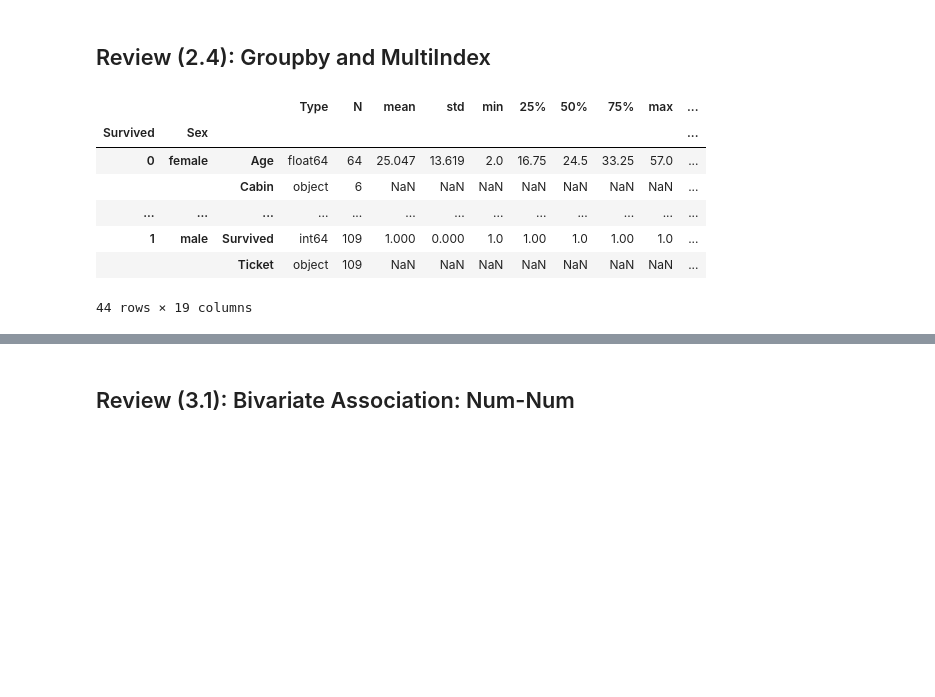
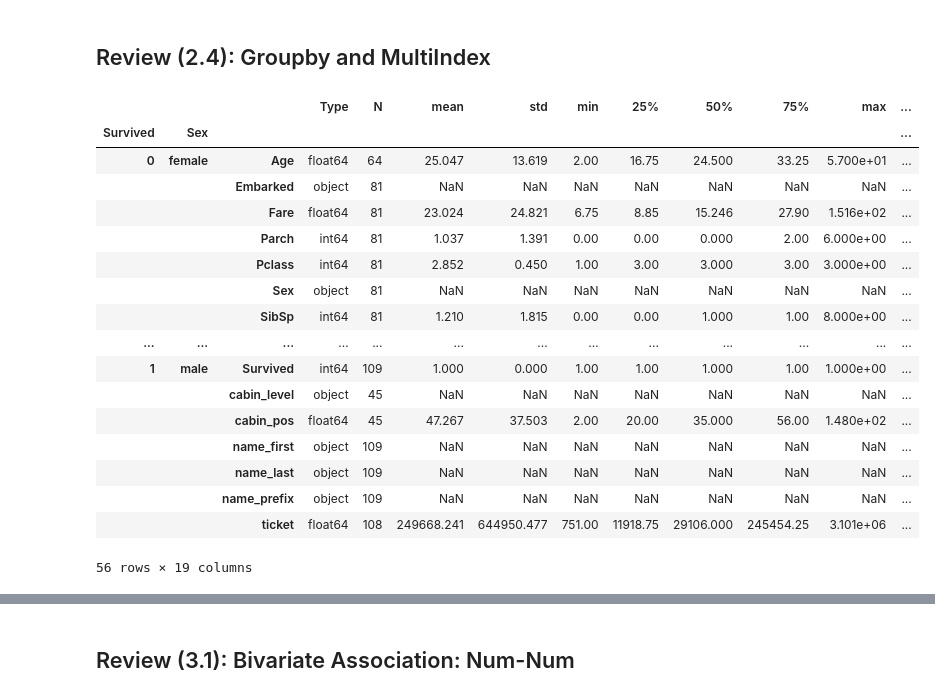
Before and after one commit to founderfan/Data-Open-Lecture, a Jupyter notebook: PyDataLecture6_Review.ipynb, the cells around one changed output, grey strips where cells are left out. Saved outputs shown, nothing was run; the diff lists cells and outputs as text; code cells hidden in the pictures; blank space fills up the shorter version.

```diff
--- a/PyDataLecture6_Review.ipynb
+++ b/PyDataLecture6_Review.ipynb
@@ -160,0 +225,4 @@ s_split[0].str.extract('([a-zA-Z]+)(\d+)', expand=True)
+# %%
+# When fill NA values, DF.fillna also support forward/backward fill along axis
+ticket_fill_df = ticket_df.fillna(method="ffill", axis=1)
+ticket_fill_df.head()
@@ -160,0 +237,4 @@ s_split[0].str.extract('([a-zA-Z]+)(\d+)', expand=True)
+# %%
+# Convert string to numeric coercely with NA
+ticket_S = pd.to_numeric(ticket_fill_df[2], errors="coerce").rename("ticket")
+ticket_S
@@ -161,2 +259,6 @@ s_split[0].str.extract('([a-zA-Z]+)(\d+)', expand=True)
 # %% [markdown]
 ## Review (2.1): Summary Tables
+# %%
+# Create new data frame after string operations
+da_c = da.drop(["Cabin", "Name", "Ticket"], axis=1).join([cabin_df, name_df, ticket_S])
+da_c.head()
@@ -206,12 +330,12 @@ da.apply(lambda x: pd.Series(pd.value_counts(x).values[:3]))
 # DT.rename(index, column): rename the index and column
 def summary(da):
     op = pd.concat([da.dtypes.rename("Type"),
-                    da.notnull().sum().rename("N"),
+                    da.count().rename("N"),
                     da.describe().drop("count").T,
                     da.apply(lambda x: pd.Series(pd.value_counts(x).index[:5])).rename(lambda x: "FreqCat{}".format(x+1)).T,
                     da.apply(lambda x: pd.Series(pd.value_counts(x).values[:5])).rename(lambda x: "FreqVal{}".format(x+1)).T],
-                   axis = 1)
+                   axis=1)
     return(op)
-summary(da)
+summary(da_c)
 # %% [output]
 |  | Type | N | mean | std | min | 25% | 50% | 75% | max | FreqCat1 | FreqCat2 | ... |
@@ -225,15 +357,25 @@ summary(da)
 ## Review (2.4): Groupby and MultiIndex
 # %%
 # DT.groupby(by).apply(func): apply a function on each row groups
-da_groupsum = da.groupby(["Survived", "Sex"]).apply(summary)
+da_groupsum = da_c.groupby(["Survived", "Sex"]).apply(summary)
 da_groupsum
 # %% [output]
 |  |  |  | Type | N | mean | std | min | 25% | 50% | 75% | max | ... |
 | Survived | Sex |  |  |  |  |  |  |  |  |  |  | ... |
-| 0 | female | Age | float64 | 64 | 25.047 | 13.619 | 2.0 | 16.75 | 24.5 | 33.25 | 57.0 | ... |
-|  |  | Cabin | object | 6 | NaN | NaN | NaN | NaN | NaN | NaN | NaN | ... |
+| 0 | female | Age | float64 | 64 | 25.047 | 13.619 | 2.00 | 16.75 | 24.500 | 33.25 | 5.700e+01 | ... |
+|  |  | Embarked | object | 81 | NaN | NaN | NaN | NaN | NaN | NaN | NaN | ... |
+|  |  | Fare | float64 | 81 | 23.024 | 24.821 | 6.75 | 8.85 | 15.246 | 27.90 | 1.516e+02 | ... |
+|  |  | Parch | int64 | 81 | 1.037 | 1.391 | 0.00 | 0.00 | 0.000 | 2.00 | 6.000e+00 | ... |
+|  |  | Pclass | int64 | 81 | 2.852 | 0.450 | 1.00 | 3.00 | 3.000 | 3.00 | 3.000e+00 | ... |
+|  |  | Sex | object | 81 | NaN | NaN | NaN | NaN | NaN | NaN | NaN | ... |
+|  |  | SibSp | int64 | 81 | 1.210 | 1.815 | 0.00 | 0.00 | 1.000 | 1.00 | 8.000e+00 | ... |
 | ... | ... | ... | ... | ... | ... | ... | ... | ... | ... | ... | ... | ... |
-| 1 | male | Survived | int64 | 109 | 1.000 | 0.000 | 1.0 | 1.00 | 1.0 | 1.00 | 1.0 | ... |
-|  |  | Ticket | object | 109 | NaN | NaN | NaN | NaN | NaN | NaN | NaN | ... |
+| 1 | male | Survived | int64 | 109 | 1.000 | 0.000 | 1.00 | 1.00 | 1.000 | 1.00 | 1.000e+00 | ... |
+|  |  | cabin_level | object | 45 | NaN | NaN | NaN | NaN | NaN | NaN | NaN | ... |
+|  |  | cabin_pos | float64 | 45 | 47.267 | 37.503 | 2.00 | 20.00 | 35.000 | 56.00 | 1.480e+02 | ... |
+|  |  | name_first | object | 109 | NaN | NaN | NaN | NaN | NaN | NaN | NaN | ... |
+|  |  | name_last | object | 109 | NaN | NaN | NaN | NaN | NaN | NaN | NaN | ... |
+|  |  | name_prefix | object | 109 | NaN | NaN | NaN | NaN | NaN | NaN | NaN | ... |
+|  |  | ticket | float64 | 108 | 249668.241 | 644950.477 | 751.00 | 11918.75 | 29106.000 | 245454.25 | 3.101e+06 | ... |
-44 rows × 19 columns
+56 rows × 19 columns
 # %%
```
Also changed, not shown: parts of 109 cells of this notebook.
